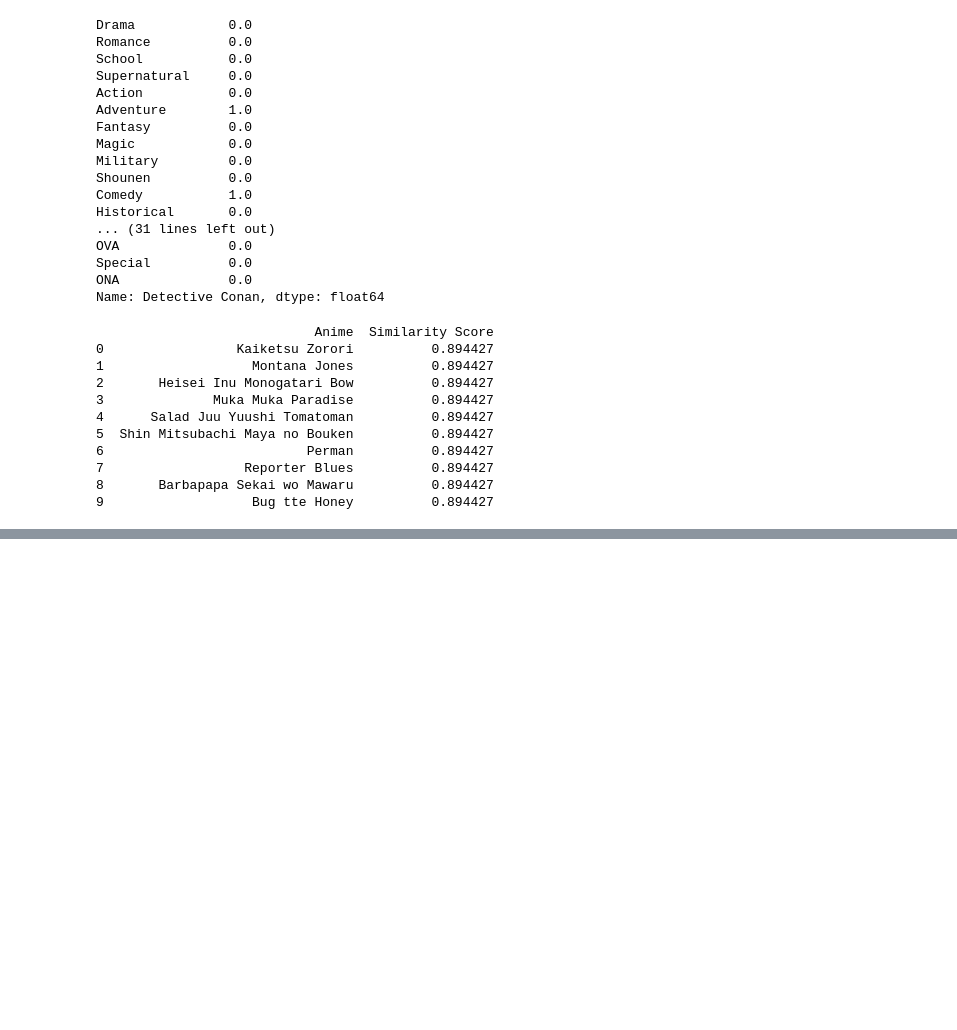
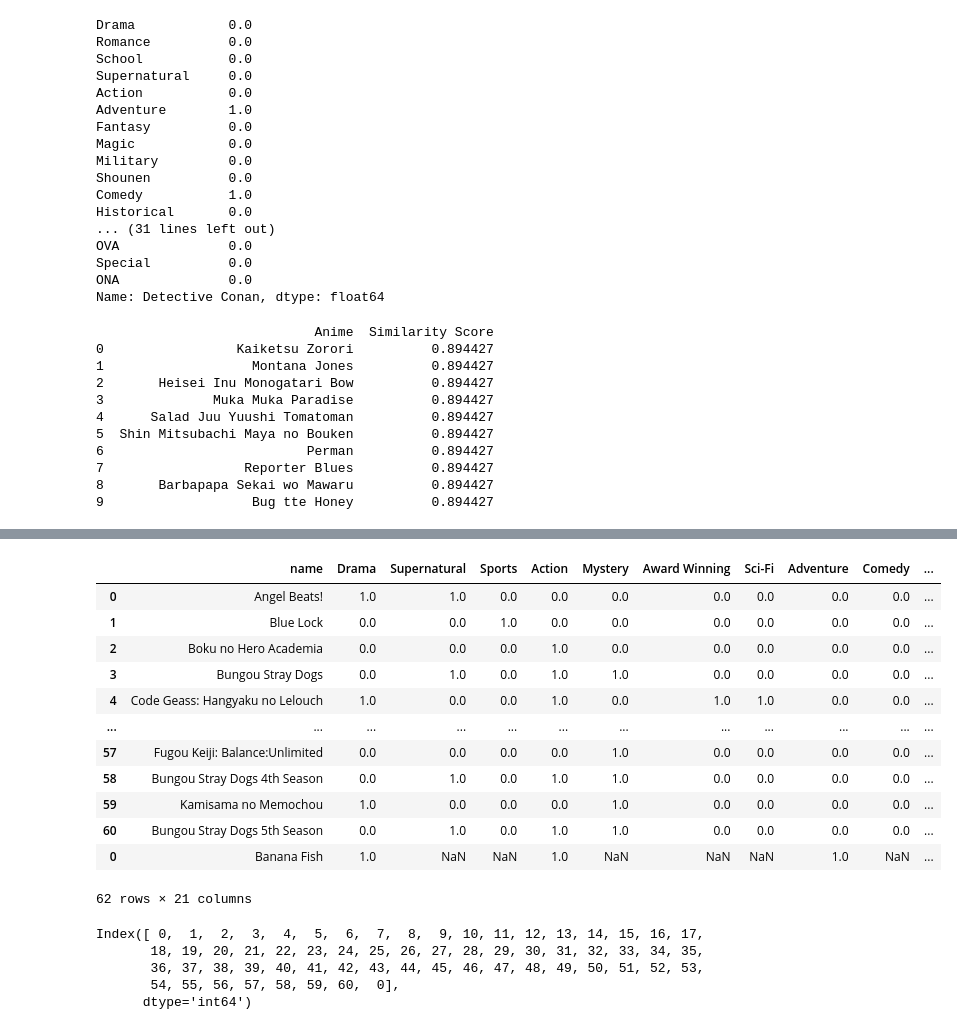
Before and after one commit to mastamaru/SPK-BE, a Jupyter notebook: train2.ipynb, the cells around one changed output, grey strips where cells are left out. Cells and saved outputs as stored; diff of their text form; code cells hidden in the pictures; blank space fills up the shorter version.

```diff
--- a/train2.ipynb
+++ b/train2.ipynb
@@ -372,0 +484,58 @@ joblib.dump(cosine_sim, 'cosine_similarity.pkl')
+# %%
+new_data = pd.DataFrame({
+    'name': ['Banana Fish'],
+    'genre': ["Action, Adventure, Drama, Suspense"],
+    'type': ['TV'],
+    'episodes': [24],
+})
+
+
+new_data['genre'] = new_data['genre'].apply(lambda x: x.split(', '))
+for index, row in new_data.iterrows():
+    for genre in row['genre']:
+        new_data.at[index, genre] = 1
+
+new_data.fillna(0, inplace=True)
+
+anime_length = ['Short', 'Medium', 'Long']
+new_data['episodes'] = pd.cut(new_data['episodes'], bins=[0, 12, 26, 2000], labels=anime_length)
+
+for length in anime_length:
+    new_data['episode' + length] = new_data['episodes'].apply(lambda x: 1 if x == length else 0)
+
+new_data.drop('episodes', axis=1, inplace=True)
+
+for t in new_data['type'].unique():
+    new_data[t] = new_data['type'].apply(lambda x: 1 if x == t else 0)
+
+new_data.drop('type', axis=1, inplace=True)
+new_data.drop(['genre'], axis=1, inplace=True)
+
+# new_data = new_data.set_index('name')
+# new_data
+# %%
+df_meta = pd.concat([df_meta, new_data], axis=0)
+df_meta
+# %% [output]
+|  | name | Drama | Supernatural | Sports | Action | Mystery | Award Winning | Sci-Fi | Adventure | Comedy | ... |
+| 0 | Angel Beats! | 1.0 | 1.0 | 0.0 | 0.0 | 0.0 | 0.0 | 0.0 | 0.0 | 0.0 | ... |
+| 1 | Blue Lock | 0.0 | 0.0 | 1.0 | 0.0 | 0.0 | 0.0 | 0.0 | 0.0 | 0.0 | ... |
+| 2 | Boku no Hero Academia | 0.0 | 0.0 | 0.0 | 1.0 | 0.0 | 0.0 | 0.0 | 0.0 | 0.0 | ... |
+| 3 | Bungou Stray Dogs | 0.0 | 1.0 | 0.0 | 1.0 | 1.0 | 0.0 | 0.0 | 0.0 | 0.0 | ... |
+| 4 | Code Geass: Hangyaku no Lelouch | 1.0 | 0.0 | 0.0 | 1.0 | 0.0 | 1.0 | 1.0 | 0.0 | 0.0 | ... |
+| ... | ... | ... | ... | ... | ... | ... | ... | ... | ... | ... | ... |
+| 57 | Fugou Keiji: Balance:Unlimited | 0.0 | 0.0 | 0.0 | 0.0 | 1.0 | 0.0 | 0.0 | 0.0 | 0.0 | ... |
+| 58 | Bungou Stray Dogs 4th Season | 0.0 | 1.0 | 0.0 | 1.0 | 1.0 | 0.0 | 0.0 | 0.0 | 0.0 | ... |
+| 59 | Kamisama no Memochou | 1.0 | 0.0 | 0.0 | 0.0 | 1.0 | 0.0 | 0.0 | 0.0 | 0.0 | ... |
+| 60 | Bungou Stray Dogs 5th Season | 0.0 | 1.0 | 0.0 | 1.0 | 1.0 | 0.0 | 0.0 | 0.0 | 0.0 | ... |
+| 0 | Banana Fish | 1.0 | NaN | NaN | 1.0 | NaN | NaN | NaN | 1.0 | NaN | ... |
+62 rows × 21 columns
+# %%
+nan_index = df_meta[df_meta.isna()].index
+nan_index
+# %% [output]
+Index([ 0,  1,  2,  3,  4,  5,  6,  7,  8,  9, 10, 11, 12, 13, 14, 15, 16, 17,
+       18, 19, 20, 21, 22, 23, 24, 25, 26, 27, 28, 29, 30, 31, 32, 33, 34, 35,
+       36, 37, 38, 39, 40, 41, 42, 43, 44, 45, 46, 47, 48, 49, 50, 51, 52, 53,
+       54, 55, 56, 57, 58, 59, 60,  0],
+      dtype='int64')
```
Also changed, not shown: parts of 25 cells of this notebook, 2 other files.
